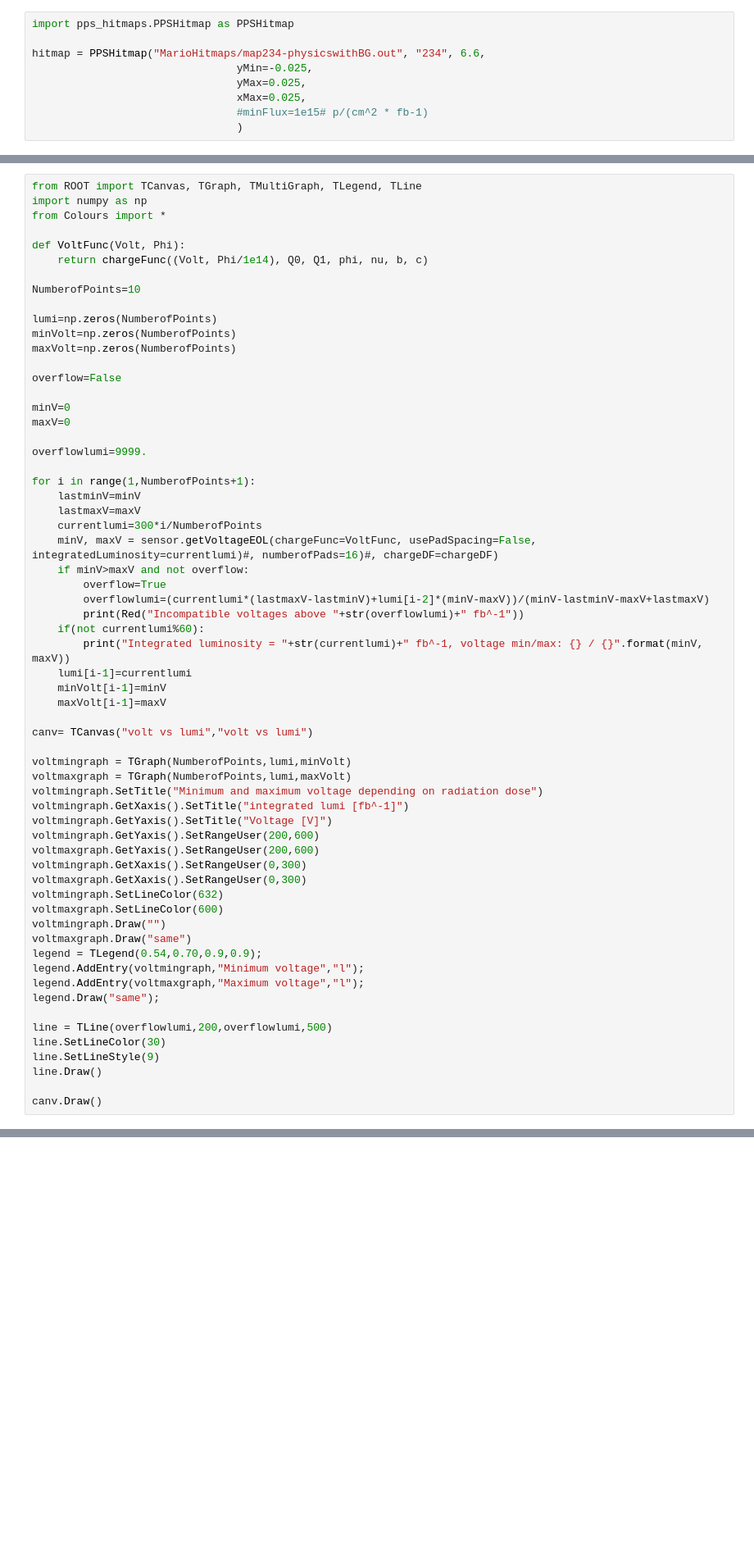
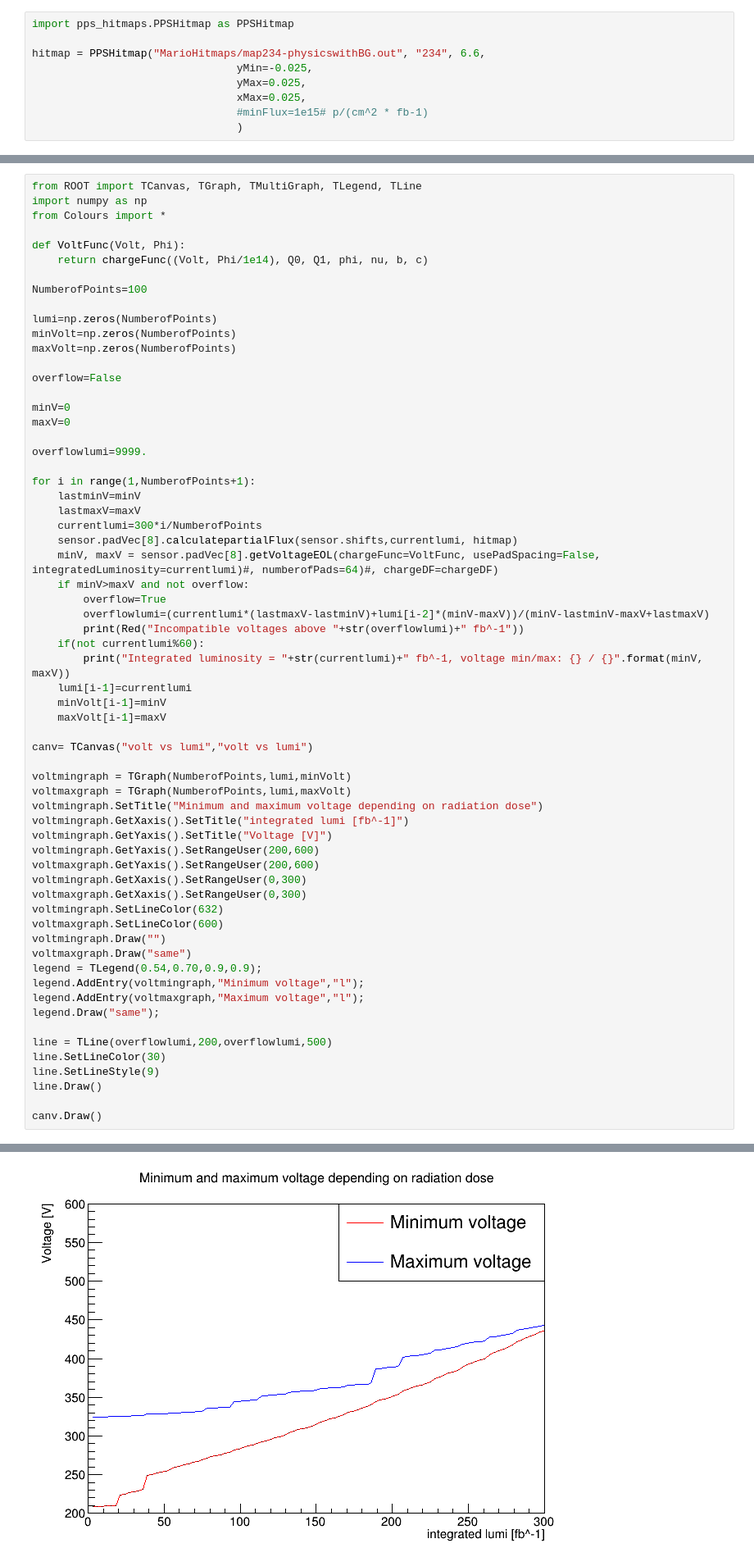
Before and after one commit to gmarozzo/PPS-Sensor-Studies, a Jupyter notebook: Voltage.ipynb, the cells around one changed output, grey strips where cells are left out. Shown at 82% size. Cells and saved outputs as stored; diff of their text form; blank space fills up the shorter version.

Commit message:
accounts for shifts correctly for intermediate luminosities

```diff
--- a/Voltage.ipynb
+++ b/Voltage.ipynb
@@ -159,7 +170,7 @@ from Colours import *
 def VoltFunc(Volt, Phi):
     return chargeFunc((Volt, Phi/1e14), Q0, Q1, phi, nu, b, c)
 
-NumberofPoints=10
+NumberofPoints=100
 
 lumi=np.zeros(NumberofPoints)
 minVolt=np.zeros(NumberofPoints)
@@ -176,7 +187,8 @@ for i in range(1,NumberofPoints+1):
     lastminV=minV
     lastmaxV=maxV
     currentlumi=300*i/NumberofPoints
-    minV, maxV = sensor.getVoltageEOL(chargeFunc=VoltFunc, usePadSpacing=False, integratedLuminosity=currentlumi)#, numberofPads=16)#, chargeDF=chargeDF)
+    sensor.padVec[8].calculatepartialFlux(sensor.shifts,currentlumi, hitmap)
+    minV, maxV = sensor.padVec[8].getVoltageEOL(chargeFunc=VoltFunc, usePadSpacing=False, integratedLuminosity=currentlumi)#, numberofPads=64)#, chargeDF=chargeDF)
     if minV>maxV and not overflow:
         overflow=True
         overflowlumi=(currentlumi*(lastmaxV-lastminV)+lumi[i-2]*(minV-maxV))/(minV-lastminV-maxV+lastmaxV)
@@ -213,3 +225,4 @@ line.SetLineStyle(9)
 line.Draw()
 
 canv.Draw()
+# %% [output]
@@ -216 +235,2 @@ canv.Draw()
+[figure, added]
 # %%
```
Also changed, not shown: parts of 6 cells of this notebook, 3 other files.
